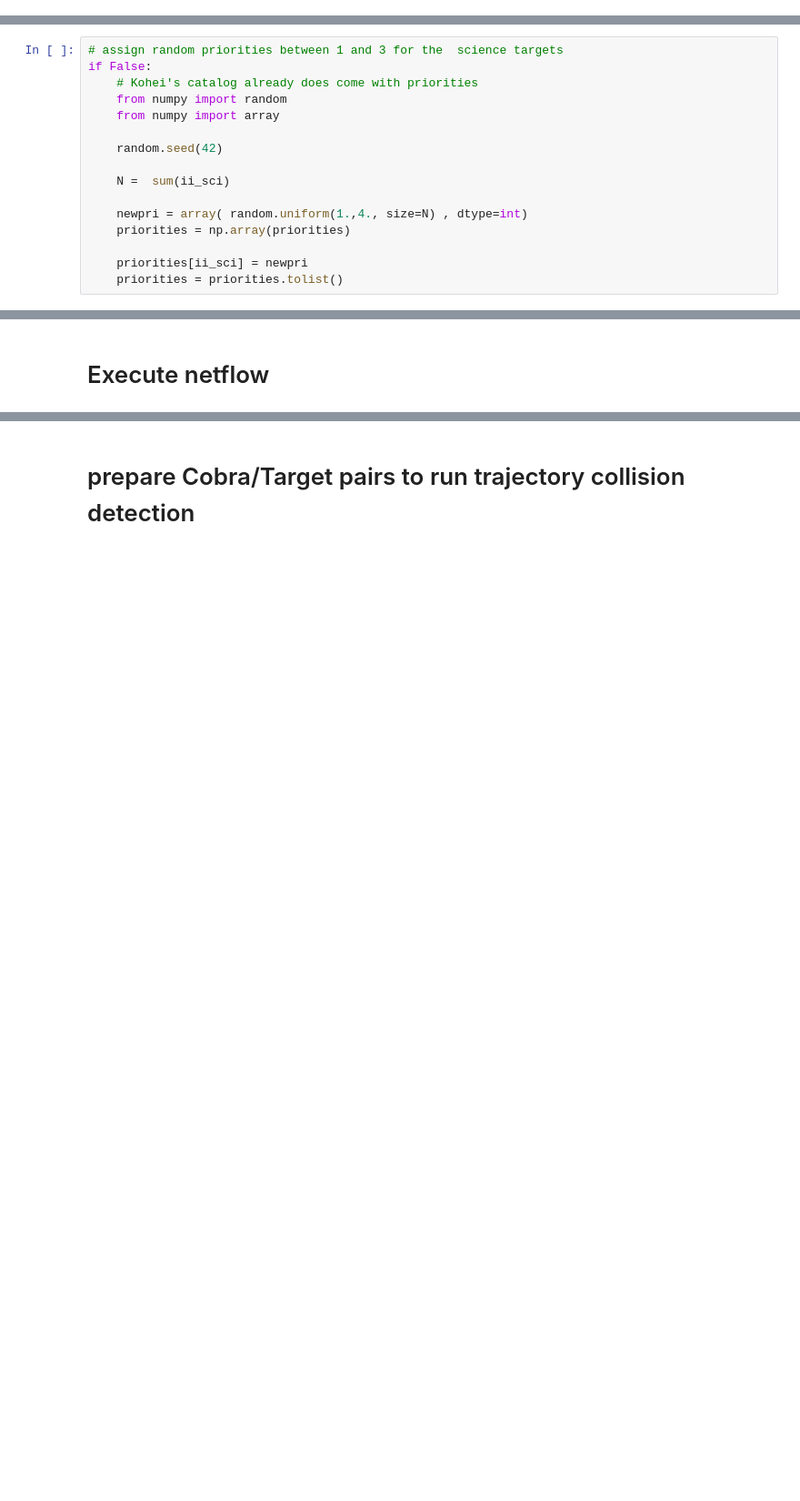
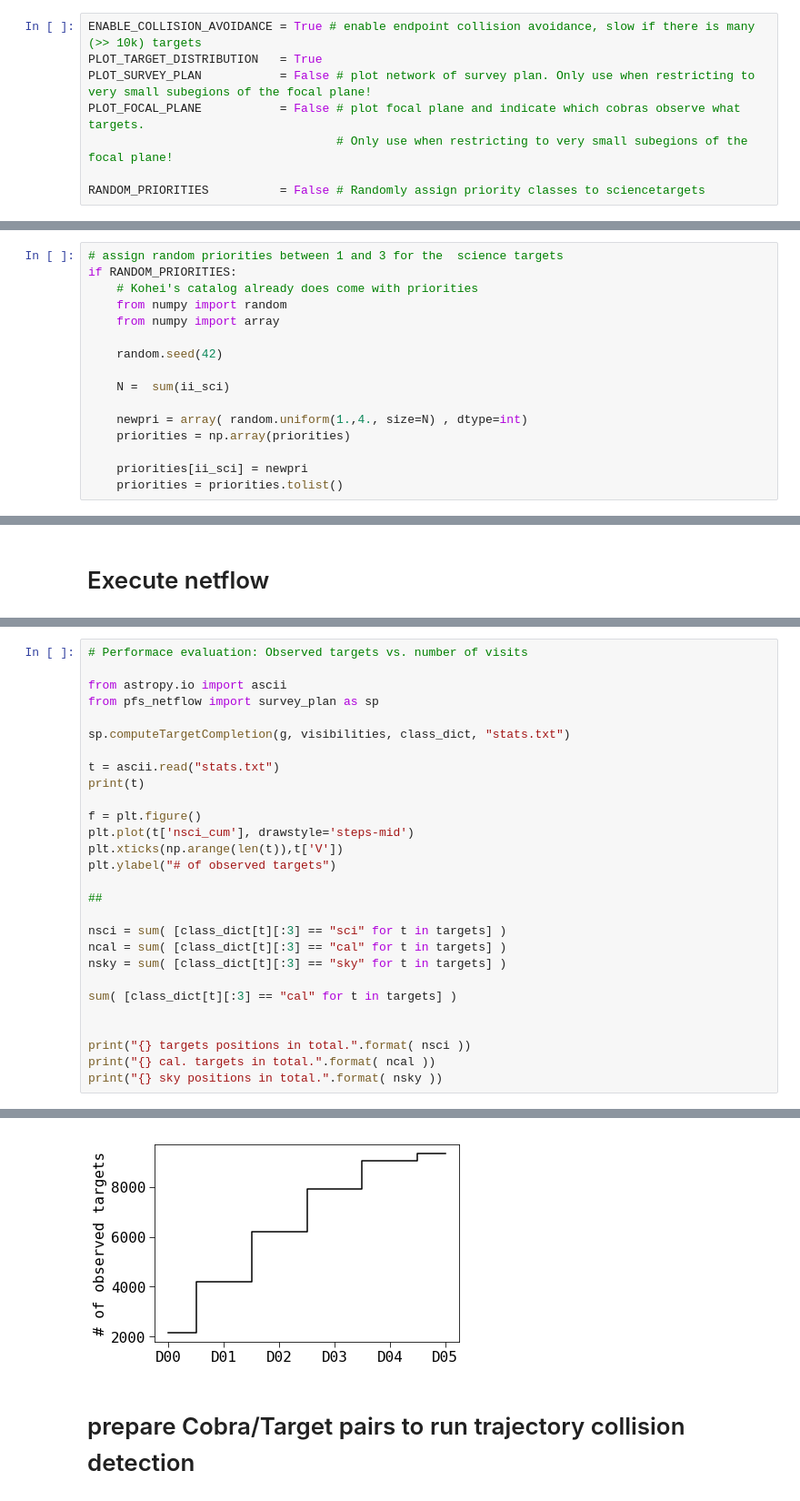
Before and after one commit to Subaru-PFS/ets_networkflow, a Jupyter notebook: netflow_COSII_offset_refactor.ipynb, the cells around one changed output, grey strips where cells are left out. Shown at 91% size. Saved outputs shown, nothing was run; the diff lists cells and outputs as text; blank space fills up the shorter version.

```diff
--- a/netflow_COSII_offset_refactor.ipynb
+++ b/netflow_COSII_offset_refactor.ipynb
@@ -0,0 +112,8 @@
+# %%
+ENABLE_COLLISION_AVOIDANCE = True # enable endpoint collision avoidance, slow if there is many (>> 10k) targets
+PLOT_TARGET_DISTRIBUTION   = True
+PLOT_SURVEY_PLAN           = False # plot network of survey plan. Only use when restricting to very small subegions of the focal plane!
+PLOT_FOCAL_PLANE           = False # plot focal plane and indicate which cobras observe what targets.
+                                   # Only use when restricting to very small subegions of the focal plane!
+
+RANDOM_PRIORITIES          = False # Randomly assign priority classes to sciencetargets
@@ -121,7 +214,7 @@ print( "{} science targets, {} calibration targets, and {} sky positions survive
 12531 science targets, 20 calibration targets, and 567 sky positions survive radial cut.
 # %%
 # assign random priorities between 1 and 3 for the  science targets
-if False:
+if RANDOM_PRIORITIES:
     # Kohei's catalog already does come with priorities
     from numpy import random
     from numpy import array
@@ -966,0 +897,29 @@ def computeStats(g, flows, cost):
+# %%
+# Performace evaluation: Observed targets vs. number of visits
+
+from astropy.io import ascii
+from pfs_netflow import survey_plan as sp
+
+sp.computeTargetCompletion(g, visibilities, class_dict, "stats.txt")
+
+t = ascii.read("stats.txt")
+print(t)
+
+f = plt.figure()
+plt.plot(t['nsci_cum'], drawstyle='steps-mid')
+plt.xticks(np.arange(len(t)),t['V'])
+plt.ylabel("# of observed targets")
+
+##
+
+nsci = sum( [class_dict[t][:3] == "sci" for t in targets] )
+ncal = sum( [class_dict[t][:3] == "cal" for t in targets] )
+nsky = sum( [class_dict[t][:3] == "sky" for t in targets] )
+
+sum( [class_dict[t][:3] == "cal" for t in targets] )
+
+
+print("{} targets positions in total.".format( nsci ))
+print("{} cal. targets in total.".format( ncal ))
+print("{} sky positions in total.".format( nsky ))
+# %% [output]
@@ -967,2 +945,3 @@ def computeStats(g, flows, cost):
+[figure, added]
 # %% [markdown]
 # prepare Cobra/Target pairs to run trajectory collision detection
```
Also changed, not shown: parts of 46 cells of this notebook.
